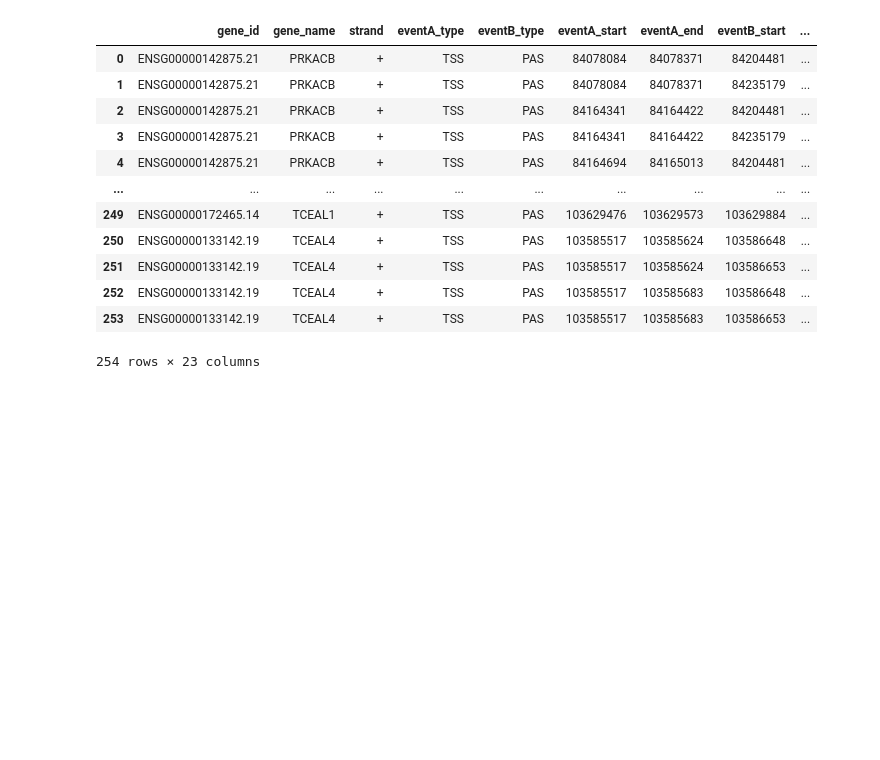
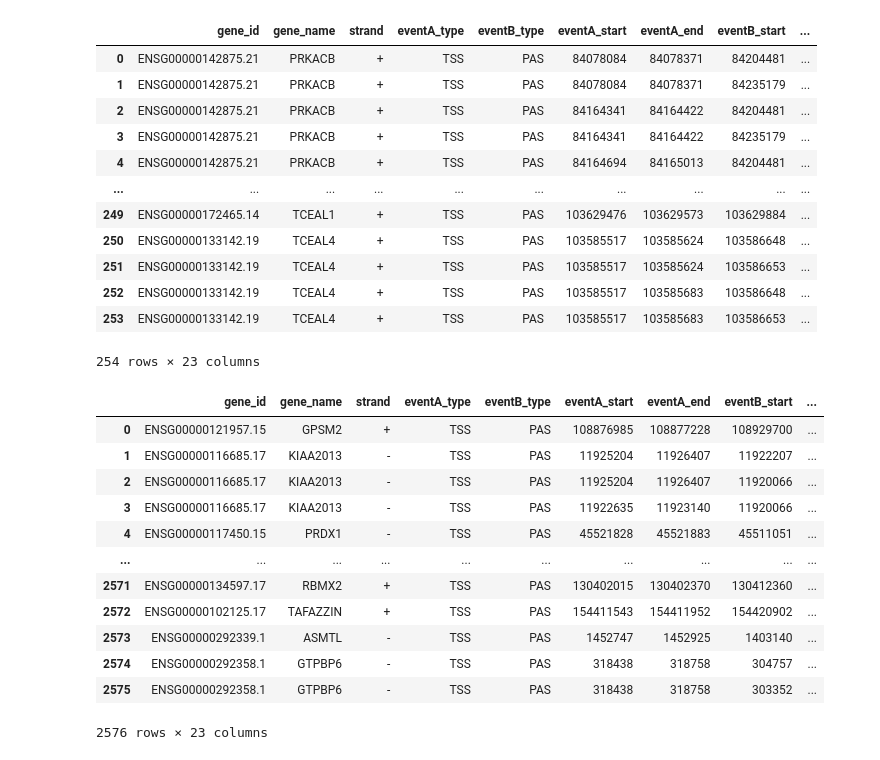
Before and after one commit to IceFreez3r/master-thesis, a Jupyter notebook: notebooks/IsoTools_coordination.ipynb, the cells around one changed output. Saved outputs shown, nothing was run; the diff lists cells and outputs as text; code cells hidden in the pictures; blank space fills up the shorter version.

Commit message:
Added unfiltered coordination cell

```diff
--- a/notebooks/IsoTools_coordination.ipynb
+++ b/notebooks/IsoTools_coordination.ipynb
@@ -85,3 +85,22 @@ coordination_results
 | 252 | ENSG00000133142.19 | TCEAL4 | + | TSS | PAS | 103585517 | 103585683 | 103586648 | ... |
 | 253 | ENSG00000133142.19 | TCEAL4 | + | TSS | PAS | 103585517 | 103585683 | 103586653 | ... |
 254 rows × 23 columns
+# %%
+coordination_results = isoseq.coordination_test(
+    event_type=["TSS", "PAS"],
+)
+coordination_results
+# %% [output]
+|  | gene_id | gene_name | strand | eventA_type | eventB_type | eventA_start | eventA_end | eventB_start | ... |
+| 0 | ENSG00000121957.15 | GPSM2 | + | TSS | PAS | 108876985 | 108877228 | 108929700 | ... |
+| 1 | ENSG00000116685.17 | KIAA2013 | - | TSS | PAS | 11925204 | 11926407 | 11922207 | ... |
+| 2 | ENSG00000116685.17 | KIAA2013 | - | TSS | PAS | 11925204 | 11926407 | 11920066 | ... |
+| 3 | ENSG00000116685.17 | KIAA2013 | - | TSS | PAS | 11922635 | 11923140 | 11920066 | ... |
+| 4 | ENSG00000117450.15 | PRDX1 | - | TSS | PAS | 45521828 | 45521883 | 45511051 | ... |
+| ... | ... | ... | ... | ... | ... | ... | ... | ... | ... |
+| 2571 | ENSG00000134597.17 | RBMX2 | + | TSS | PAS | 130402015 | 130402370 | 130412360 | ... |
+| 2572 | ENSG00000102125.17 | TAFAZZIN | + | TSS | PAS | 154411543 | 154411952 | 154420902 | ... |
+| 2573 | ENSG00000292339.1 | ASMTL | - | TSS | PAS | 1452747 | 1452925 | 1403140 | ... |
+| 2574 | ENSG00000292358.1 | GTPBP6 | - | TSS | PAS | 318438 | 318758 | 304757 | ... |
+| 2575 | ENSG00000292358.1 | GTPBP6 | - | TSS | PAS | 318438 | 318758 | 303352 | ... |
+2576 rows × 23 columns
```
